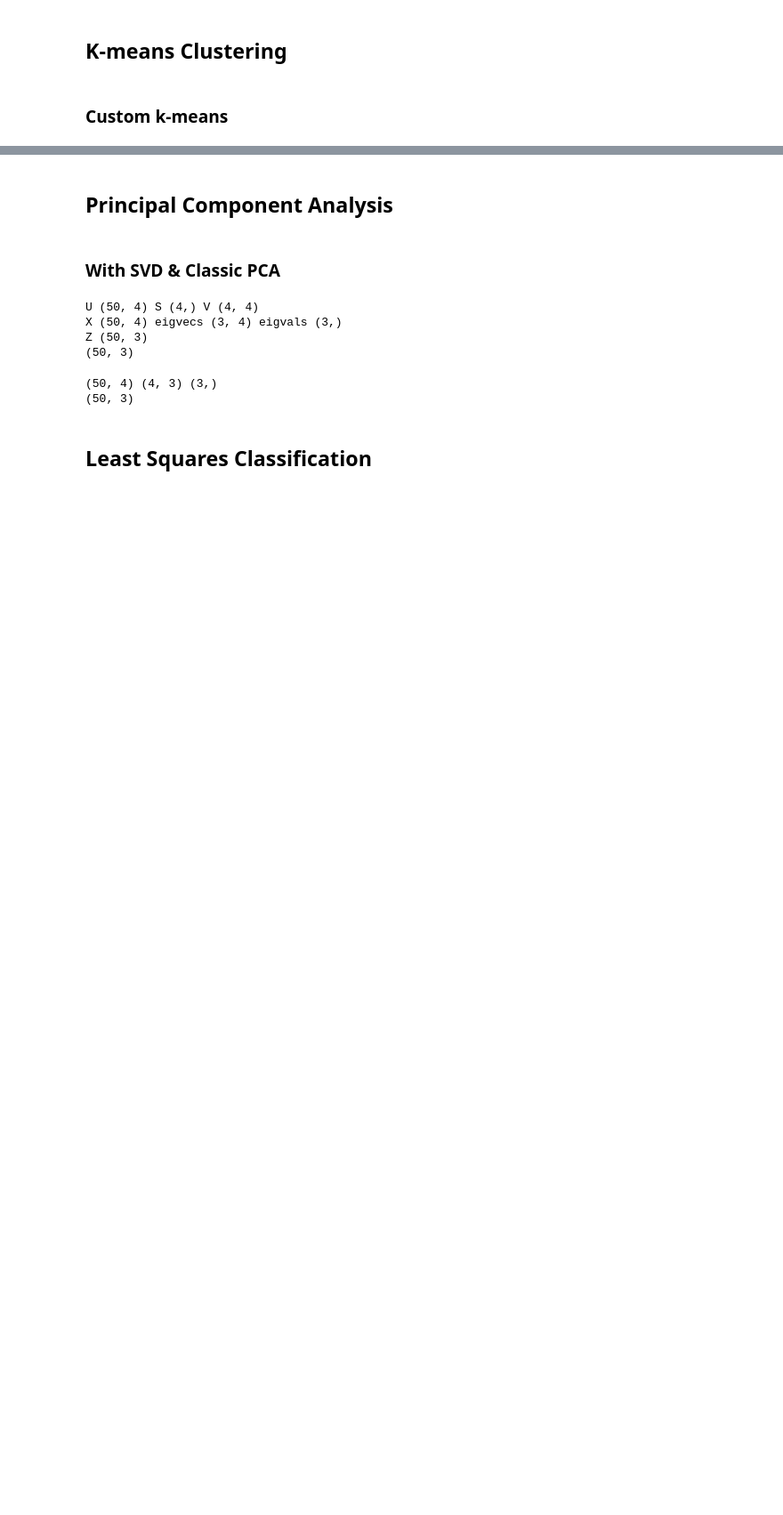
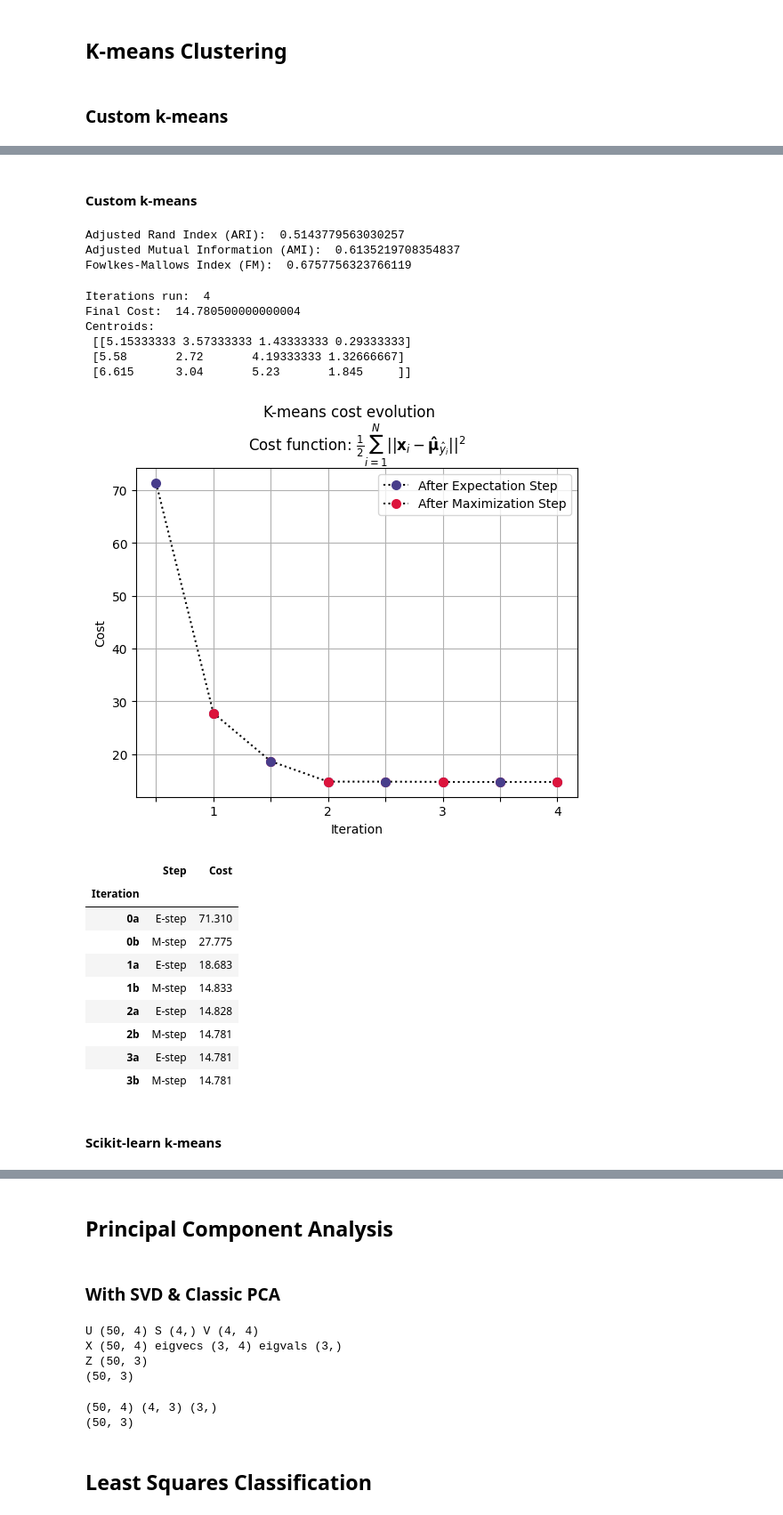
Before and after one commit to alvionaM/stellar-classification, a Jupyter notebook: notebooks/ML-Algorithms.ipynb, the cells around one changed output, grey strips where cells are left out. Shown at 89% size. Saved outputs shown, nothing was run; the diff lists cells and outputs as text; code cells hidden in the pictures; blank space fills up the shorter version.

Commit message:
5th Session - Improvements on k-means, least suqares

```diff
--- a/notebooks/ML-Algorithms.ipynb
+++ b/notebooks/ML-Algorithms.ipynb
@@ -264,7 +331,7 @@ class kMeans:
 
         for iter in range(self.max_iters):
             # Expectation step
-            labels = self.assign_label(X)  # Assign each data point to the nearest centroid
+            labels = self.predict(X)  # Assign each data point to the nearest centroid
             costs.append(self.cost_function(X, self.centroids, labels).item()) # Calculate the cost
 
             # Maximization step
@@ -277,9 +344,10 @@ class kMeans:
 
             self.centroids = new_centroids
 
-        return labels, costs
+        iters = len(costs)//2
+        return costs, iters
 
-    def assign_label(self, X):
+    def predict(self, X):
         # Assign each data point to the nearest centroid
         distances = np.array([Distance.squared_euclidean_distance(self.centroids, x) for x in X])
         labels = np.argmin(distances, axis=1)
@@ -298,0 +380,55 @@ for cost in costs:
+# %% [markdown]
+#### Custom k-means
+# %%
+num_of_classes = 3 #!!!!!!!!!!!!!!!!!!!!!!!!!!!!!!!!!
+max_iters = 100
+
+# Training k-means
+k_means_custom = kMeans(num_of_classes, max_iters)
+costs, iters = k_means_custom.fit(X_train)
+
+# Using k-means
+y_custom = k_means_custom.predict(X_train)
+
+# Evaluation of clustering performance using appropriate metrics
+ari = metrics.adjusted_rand_score(y_train, y_custom)
+ami = metrics.adjusted_mutual_info_score(y_train, y_custom)
+fm = metrics.fowlkes_mallows_score(y_train, y_custom)
+
+print("Adjusted Rand Index (ARI): ", ari)
+print("Adjusted Mutual Information (AMI): ", ami)
+print("Fowlkes-Mallows Index (FM): ", fm)
+# %% [output]
+Adjusted Rand Index (ARI):  0.5143779563030257
+Adjusted Mutual Information (AMI):  0.6135219708354837
+Fowlkes-Mallows Index (FM):  0.6757756323766119
+# %%
+# Results
+print("Iterations run: ", iters)
+print("Final Cost: ", costs[-1])
+print("Centroids: \n", k_means_custom.centroids)
+# %% [output]
+Iterations run:  4
+Final Cost:  14.780500000000004
+Centroids:
+ [[5.15333333 3.57333333 1.43333333 0.29333333]
+ [5.58       2.72       4.19333333 1.32666667]
+ [6.615      3.04       5.23       1.845     ]]
+# %%
+# The evolution of the cost function
+report_cost_evolution = Curve.EM_alg_cost_evolution_curve(costs)
+display(report_cost_evolution)
+# %% [output]
+[figure, added]
+|  | Step | Cost |
+| Iteration |  |  |
+| 0a | E-step | 71.310 |
+| 0b | M-step | 27.775 |
+| 1a | E-step | 18.683 |
+| 1b | M-step | 14.833 |
+| 2a | E-step | 14.828 |
+| 2b | M-step | 14.781 |
+| 3a | E-step | 14.781 |
+| 3b | M-step | 14.781 |
+# %% [markdown]
+#### Scikit-learn k-means
```
Also changed, not shown: parts of 28 cells of this notebook, 1 other file.
